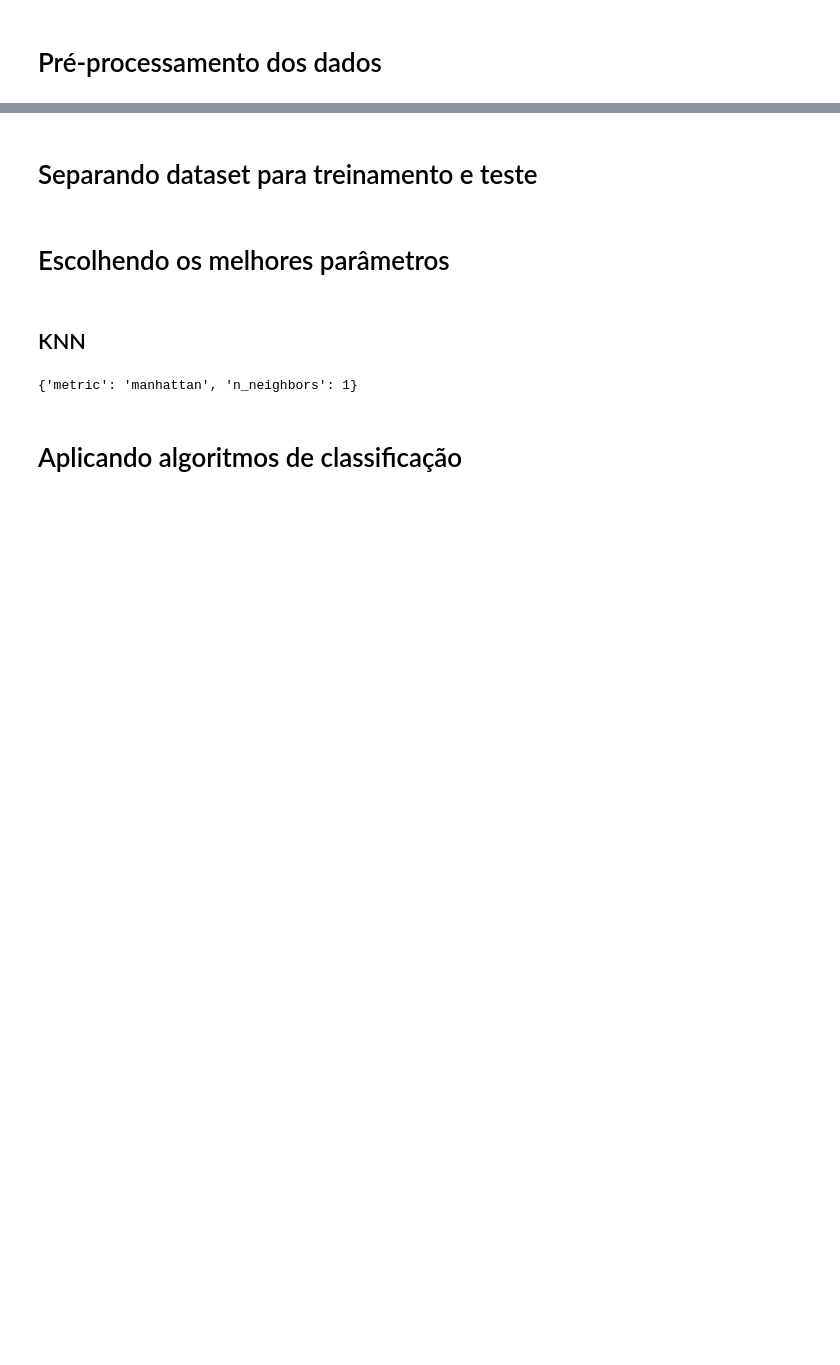
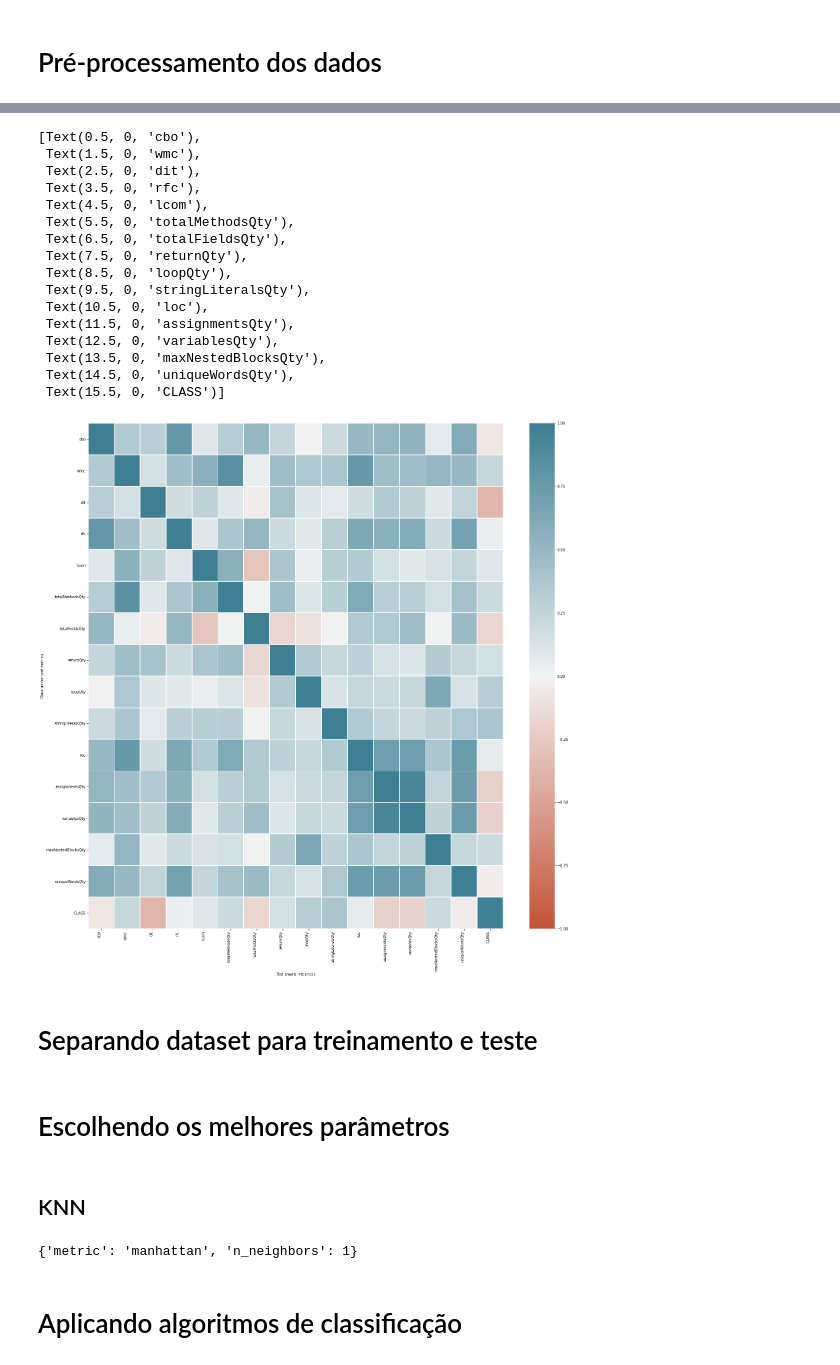
Before and after one commit to luana-martins/Machine-Learning, a Jupyter notebook: src/pre-processamento.ipynb, the cells around one changed output, grey strips where cells are left out. Drawn from its saved outputs; the diff is of its cells as text; code cells hidden in the pictures; blank space fills up the shorter version.

```diff
--- a/src/pre-processamento.ipynb
+++ b/src/pre-processamento.ipynb
@@ -97,25 +113,43 @@ ax = sns.boxplot(data=norm_subset, orient="h", palette="Set2")
 # %%
 # Só vendo as correlações
 #corr = norm_subset.corr(method='spearman').iloc[0:42, 42:]
 corr = dataset.corr(method='spearman')
 
 fig, ax = plt.subplots(figsize=(25,25))
 
 ax = sns.heatmap(
     corr,
     linewidths=.8,
     vmin=-1, vmax=1, center=0,
     cmap=sns.diverging_palette(20, 220, n=200),
     square=False,
     annot=False
 )
-plt.ylabel('Class under test metrics')
+plt.ylabel('Test class metrics')
 plt.xlabel('Test smells instances')
 ax.set_xticklabels(
     ax.get_xticklabels(),
     rotation=90,
     horizontalalignment='right'
 )
+# %% [output]
+[Text(0.5, 0, 'cbo'),
+ Text(1.5, 0, 'wmc'),
+ Text(2.5, 0, 'dit'),
+ Text(3.5, 0, 'rfc'),
+ Text(4.5, 0, 'lcom'),
+ Text(5.5, 0, 'totalMethodsQty'),
+ Text(6.5, 0, 'totalFieldsQty'),
+ Text(7.5, 0, 'returnQty'),
+ Text(8.5, 0, 'loopQty'),
+ Text(9.5, 0, 'stringLiteralsQty'),
+ Text(10.5, 0, 'loc'),
+ Text(11.5, 0, 'assignmentsQty'),
+ Text(12.5, 0, 'variablesQty'),
+ Text(13.5, 0, 'maxNestedBlocksQty'),
+ Text(14.5, 0, 'uniqueWordsQty'),
+ Text(15.5, 0, 'CLASS')]
+[figure, added]
 # %% [markdown]
 # Separando dataset para treinamento e teste
 # %%
```
Also changed, not shown: parts of 4 cells of this notebook, 46 other files.
